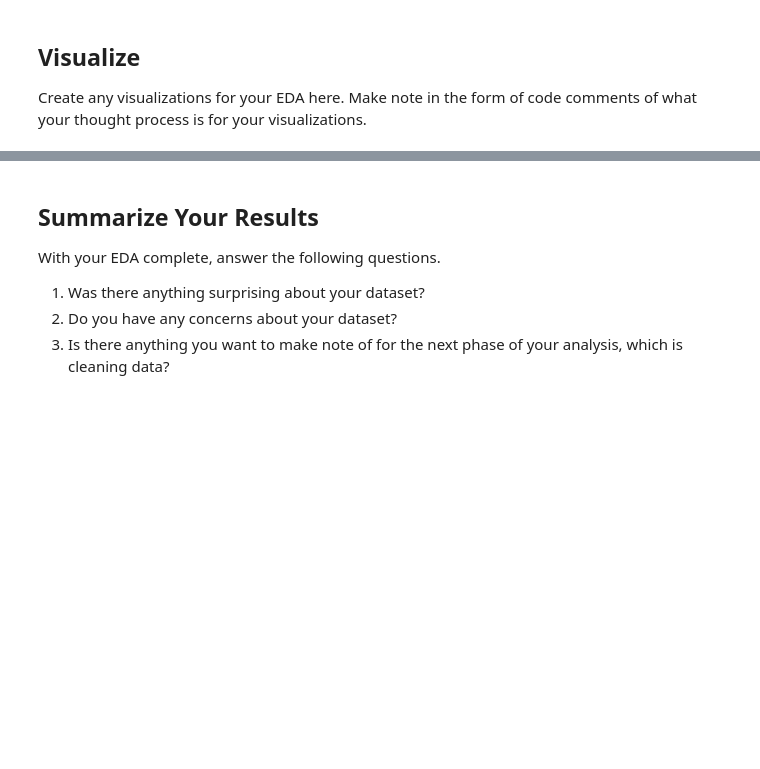
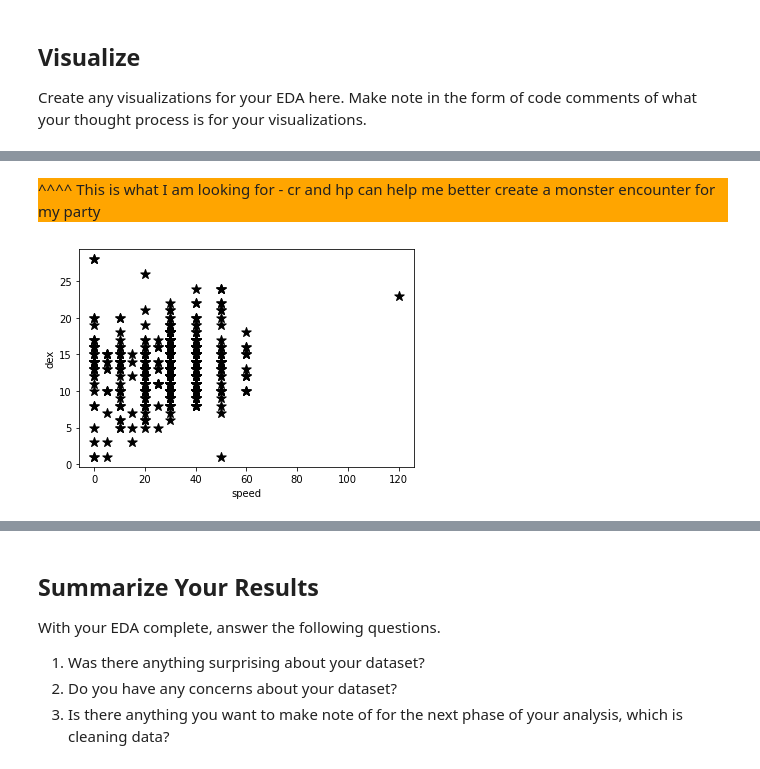
Before and after one commit to speudusa/eda-checkpoint, a Jupyter notebook: checkpoint-two.ipynb, the cells around one changed output, grey strips where cells are left out. Saved outputs shown, nothing was run; the diff lists cells and outputs as text; code cells hidden in the pictures; blank space fills up the shorter version.

```diff
--- a/checkpoint-two.ipynb
+++ b/checkpoint-two.ipynb
@@ -386,0 +589,6 @@ Create any visualizations for your EDA here. Make note in the form of code comme
+# %% [markdown]
+<div style=background-color:orange;>^^^^ This is what I am looking for - cr and hp can help me better create a monster encounter for my party</div>
+# %%
+ax=more_monsters.plot.scatter(x="speed", y="dex", color="black", marker="*", s=100)
+# %% [output]
+[figure, added]
```
Also changed, not shown: parts of 45 cells of this notebook.
